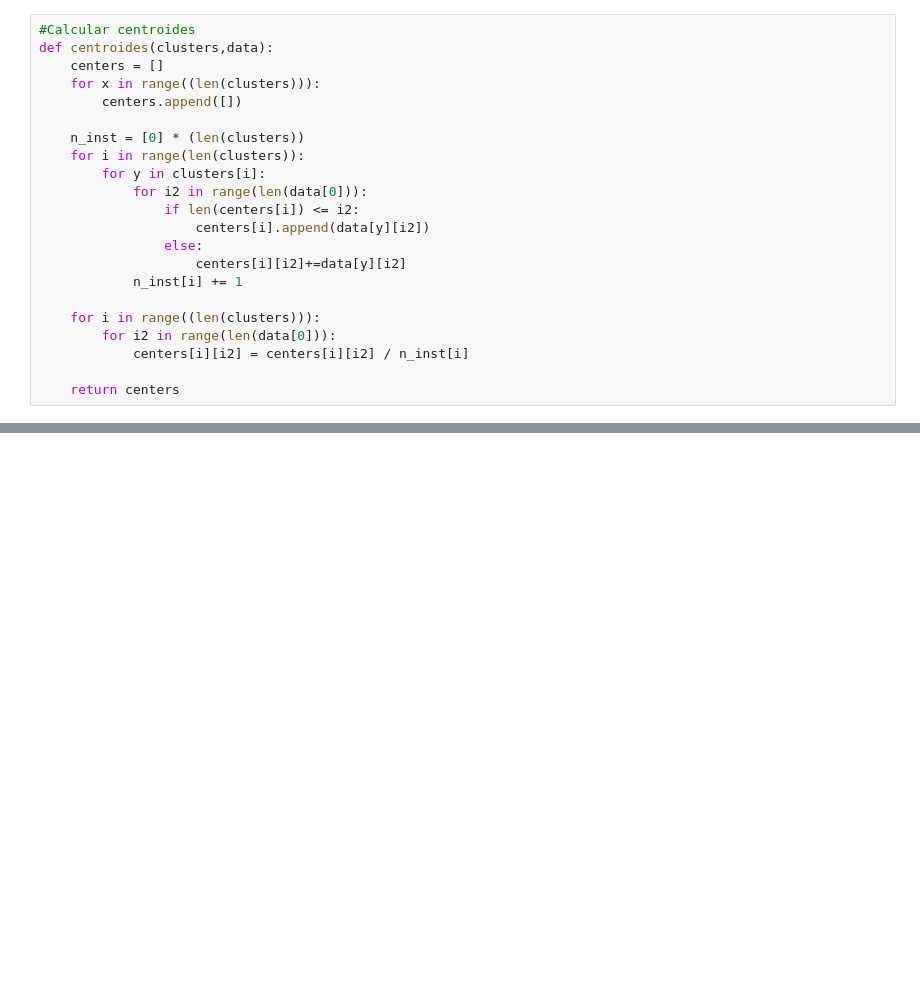
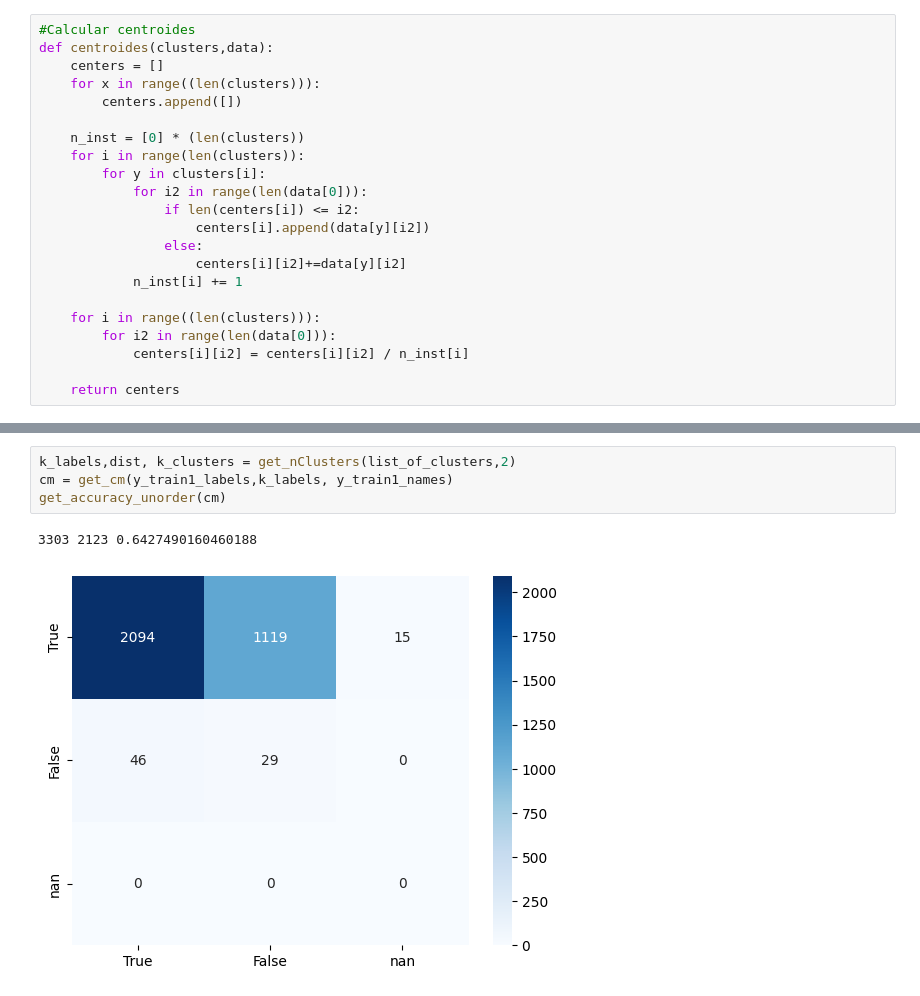
Before and after one commit to korah91/MineriaClustering, a Jupyter notebook: supremeCourt.ipynb, the cells around one changed output, grey strips where cells are left out. Drawn from its saved outputs; the diff is of its cells as text; blank space fills up the shorter version.

```diff
--- a/supremeCourt.ipynb
+++ b/supremeCourt.ipynb
@@ -636,0 +665,7 @@ cm,ylabels = get_cm(y_train1,k_labels)
+# %%
+k_labels,dist, k_clusters = get_nClusters(list_of_clusters,2)
+cm = get_cm(y_train1_labels,k_labels, y_train1_names)
+get_accuracy_unorder(cm)
+# %% [output]
+3303 2123 0.6427490160460188
+[figure, added]
```
Also changed, not shown: parts of 26 cells of this notebook.
